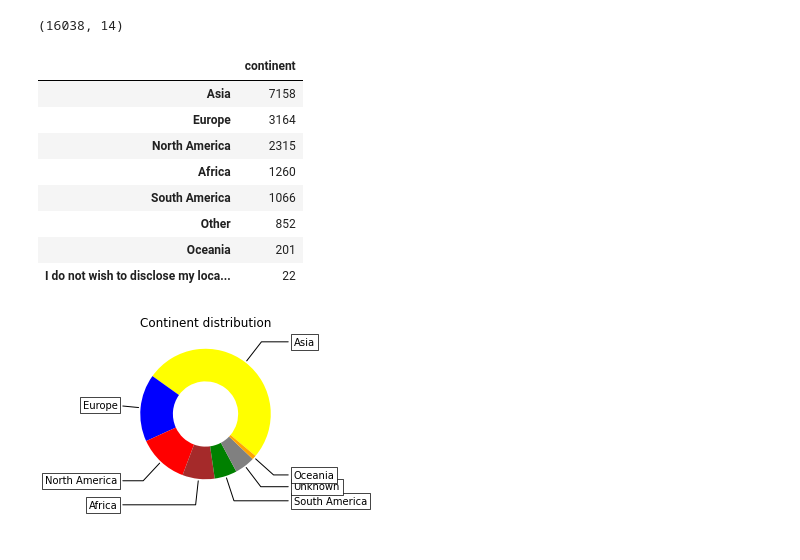
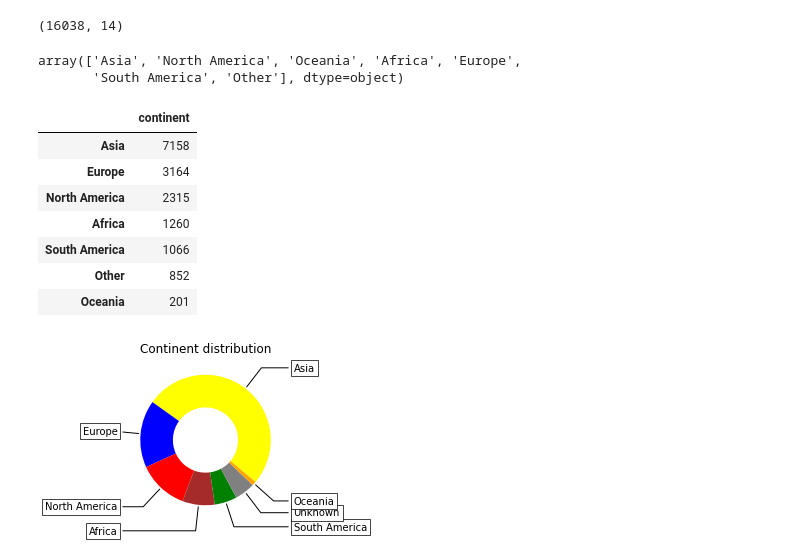
Before and after one commit to Adalab/project-da-promo-c-module-2-team-1, a Jupyter notebook: code/code_sonia_global.ipynb, the cells around one changed output. Saved outputs shown, nothing was run; the diff lists cells and outputs as text; code cells hidden in the pictures.

```diff
--- a/code/code_sonia_global.ipynb
+++ b/code/code_sonia_global.ipynb
@@ -44,19 +45,24 @@ df_glo.head(3)
 df_glo.shape
 # %% [output]
 (16038, 14)
+# %%
+df_continent_a=df_glo.drop(df_glo[df_glo['continent']=='I do not wish to disclose my location'].index,axis=0, inplace=False)
+df_continent_a['continent'].unique()
+# %% [output]
+array(['Asia', 'North America', 'Oceania', 'Africa', 'Europe',
+       'South America', 'Other'], dtype=object)
 # %%
-df_continent_frec=pd.DataFrame(df_glo['continent'].value_counts())
+df_continent_frec=pd.DataFrame(df_continent_a['continent'].value_counts())
 df_continent_frec
 # %% [output]
 |  | continent |
 | Asia | 7158 |
 | Europe | 3164 |
 | North America | 2315 |
 | Africa | 1260 |
 | South America | 1066 |
 | Other | 852 |
 | Oceania | 201 |
-| I do not wish to disclose my loca... | 22 |
 # %%
 fig, ax = plt.subplots(figsize=(6, 3), subplot_kw=dict(aspect="equal"))
 
```
Also changed, not shown: parts of 3 cells of this notebook, 6 other files.
